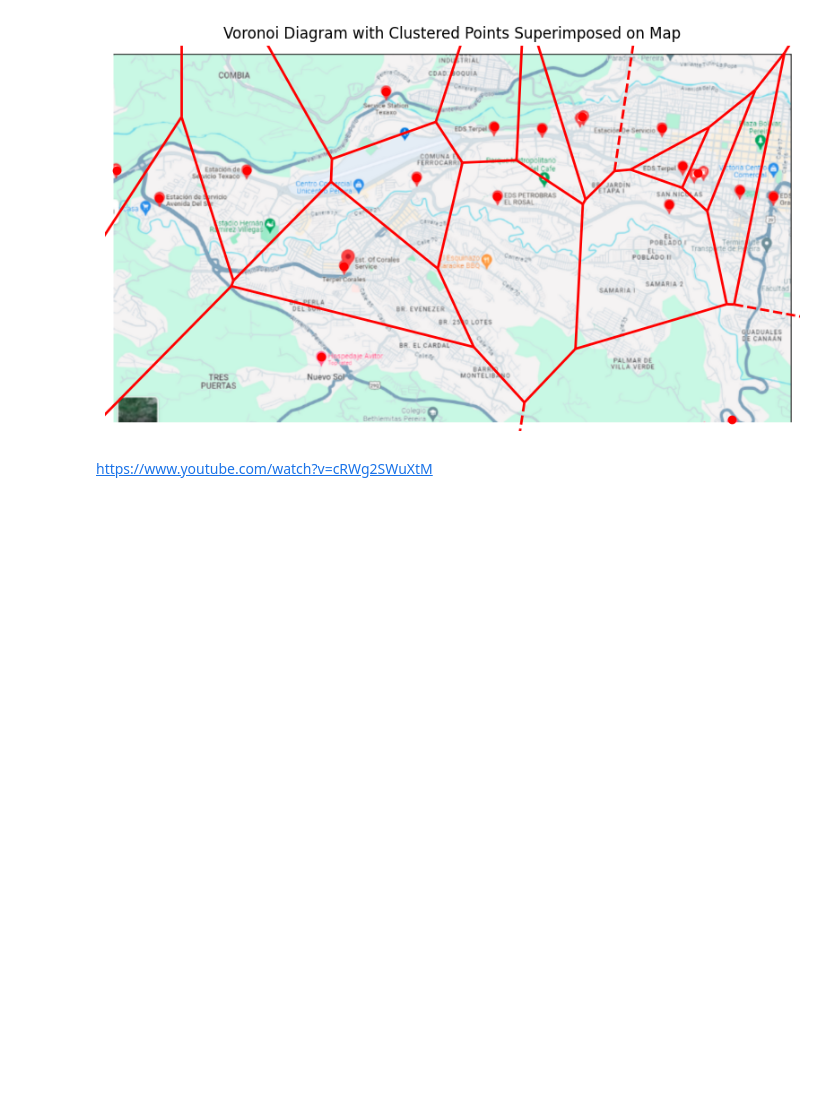
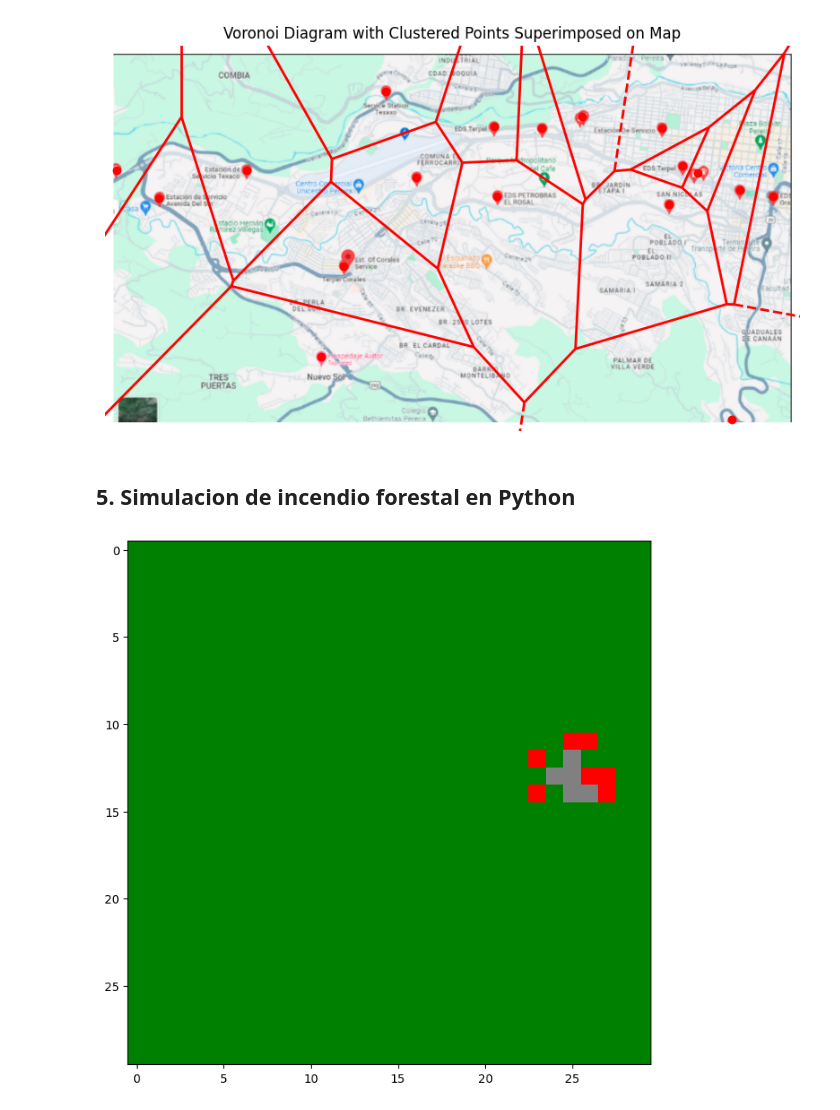
Before and after one commit to XdmriveroeX/IAminibots, a Jupyter notebook: 2.Ejercicios.ipynb, the cells around one changed output. Cells and saved outputs as stored; diff of their text form; code cells hidden in the pictures; blank space fills up the shorter version.

```diff
--- a/2.Ejercicios.ipynb
+++ b/2.Ejercicios.ipynb
@@ -111,5 +111,67 @@ plt.title('Voronoi Diagram')
 plt.show()
 # %% [output]
 [figure]
-# %% [markdown]
-https://www.youtube.com/watch?v=cRWg2SWuXtM
+# %% [markdown]
+## 5. Simulacion de incendio forestal en Python
+# %%
+import random
+import matplotlib.pyplot as plt
+import matplotlib.animation as animation
+import numpy as np
+from matplotlib.colors import ListedColormap
+
+
+GRID_SIZE = 30
+
+
+grid = np.zeros((GRID_SIZE, GRID_SIZE), dtype=int)
+
+# Set a random starting point for the fire
+start_x = random.randint(0, GRID_SIZE - 1)
+start_y = random.randint(0, GRID_SIZE - 1)
+grid[start_y, start_x] = 1
+
+FIRE_PROBABILITY = 0.3
+
+
+colors = ['green', 'red', 'gray']
+cmap = ListedColormap(colors)
+
+fig, ax = plt.subplots(figsize=(8, 8))
+img = ax.imshow(grid, cmap=cmap, interpolation='nearest', vmin=0, vmax=2)
+
+def animate(frame):
+
+    global grid
+    new_grid = grid.copy()
+
+    for y in range(GRID_SIZE):
+        for x in range(GRID_SIZE):
+            if grid[y, x] == 0:
+                neighbors = get_burning_neighbors(x, y)
+                if neighbors > 0:
+                    # If there are burning neighbors, set the cell on fire with the given probability
+                    if random.random() < FIRE_PROBABILITY * neighbors:
+                        new_grid[y, x] = 1
+            elif grid[y, x] == 1:  # If the cell is on fire
+                new_grid[y, x] = 2  # Set the cell to burnt
+
+    grid = new_grid
+    img.set_data(grid)
+    return img,
+
+def get_burning_neighbors(x, y):
+    neighbors = 0
+    for dy in [-1, 0, 1]:
+        for dx in [-1, 0, 1]:
+            if dy == dx == 0:
+                continue
+            nx, ny = x + dx, y + dy
+            if 0 <= nx < GRID_SIZE and 0 <= ny < GRID_SIZE and grid[ny, nx] == 1:
+                neighbors += 1
+    return neighbors
+
+ani = animation.FuncAnimation(fig, animate, frames=100, interval=200, blit=True)
+plt.show()
+# %% [output]
+[figure, added]
```
Also changed, not shown: 1 other file.
